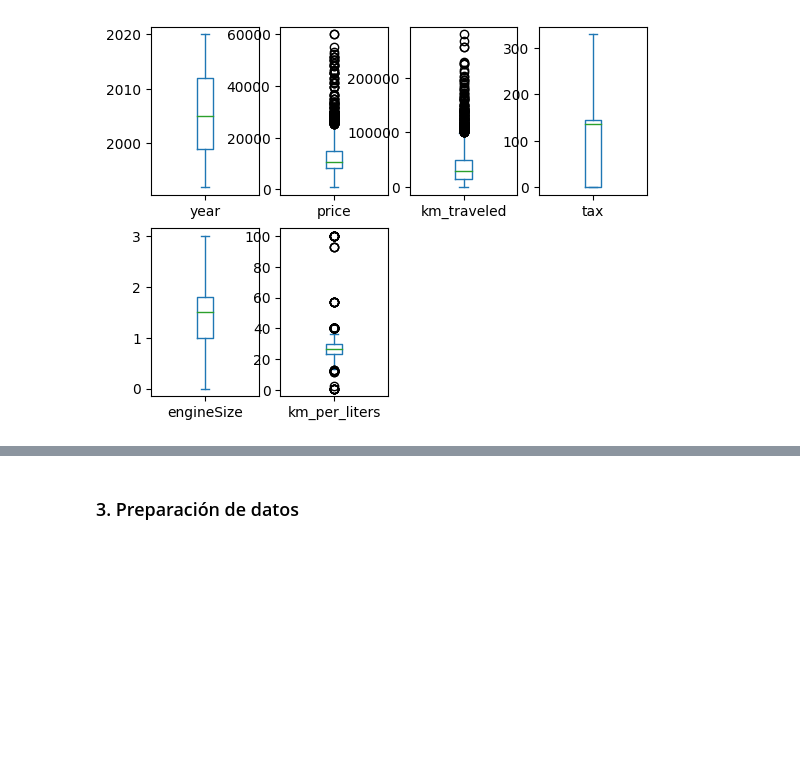
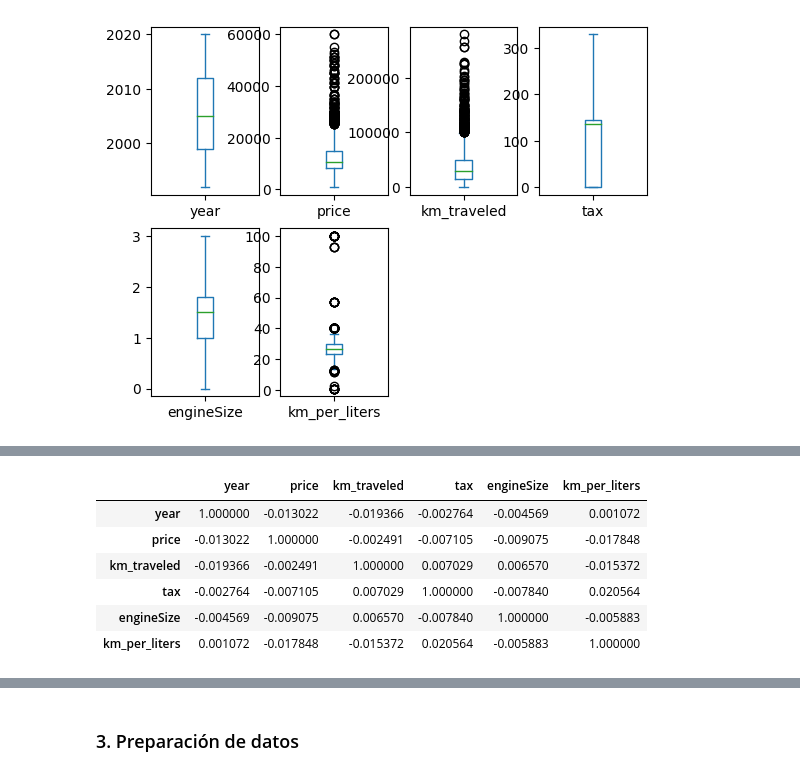
Before and after one commit to ricardoahumada/-Pythor_for_Data_Science, a Jupyter notebook: proyecto/project_process.ipynb, the cells around one changed output, grey strips where cells are left out. Drawn from its saved outputs; the diff is of its cells as text; code cells hidden in the pictures; blank space fills up the shorter version.

```diff
--- a/proyecto/project_process.ipynb
+++ b/proyecto/project_process.ipynb
@@ -69,2 +100,12 @@ dtype: object
 # %%
 # Verifica la correlación
+corr= df.corr()
+corr
+# %% [output]
+|  | year | price | km_traveled | tax | engineSize | km_per_liters |
+| year | 1.000000 | -0.013022 | -0.019366 | -0.002764 | -0.004569 | 0.001072 |
+| price | -0.013022 | 1.000000 | -0.002491 | -0.007105 | -0.009075 | -0.017848 |
+| km_traveled | -0.019366 | -0.002491 | 1.000000 | 0.007029 | 0.006570 | -0.015372 |
+| tax | -0.002764 | -0.007105 | 0.007029 | 1.000000 | -0.007840 | 0.020564 |
+| engineSize | -0.004569 | -0.009075 | 0.006570 | -0.007840 | 1.000000 | -0.005883 |
+| km_per_liters | 0.001072 | -0.017848 | -0.015372 | 0.020564 | -0.005883 | 1.000000 |
```
Also changed, not shown: parts of 5 cells of this notebook.
